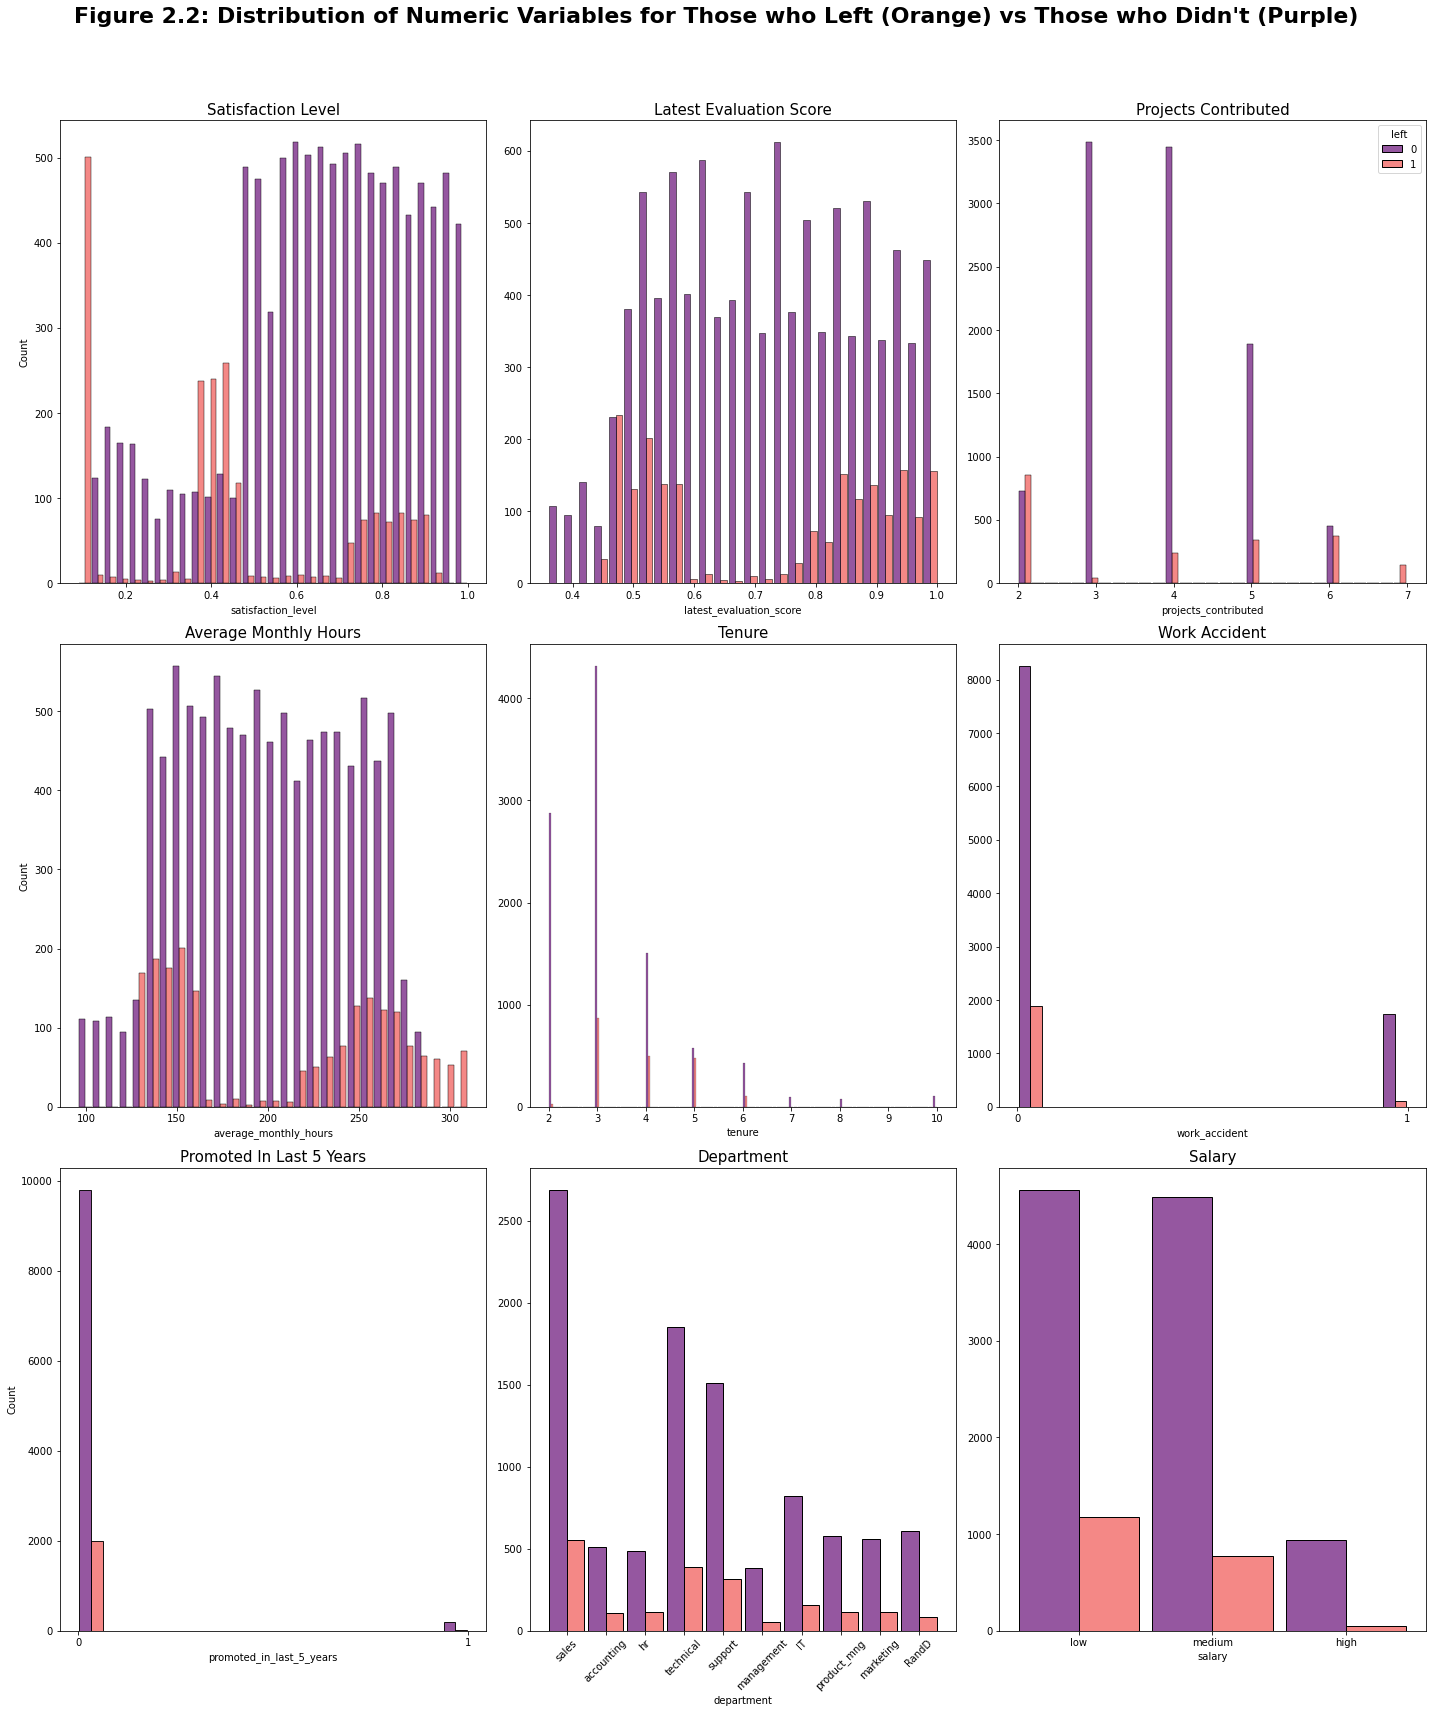
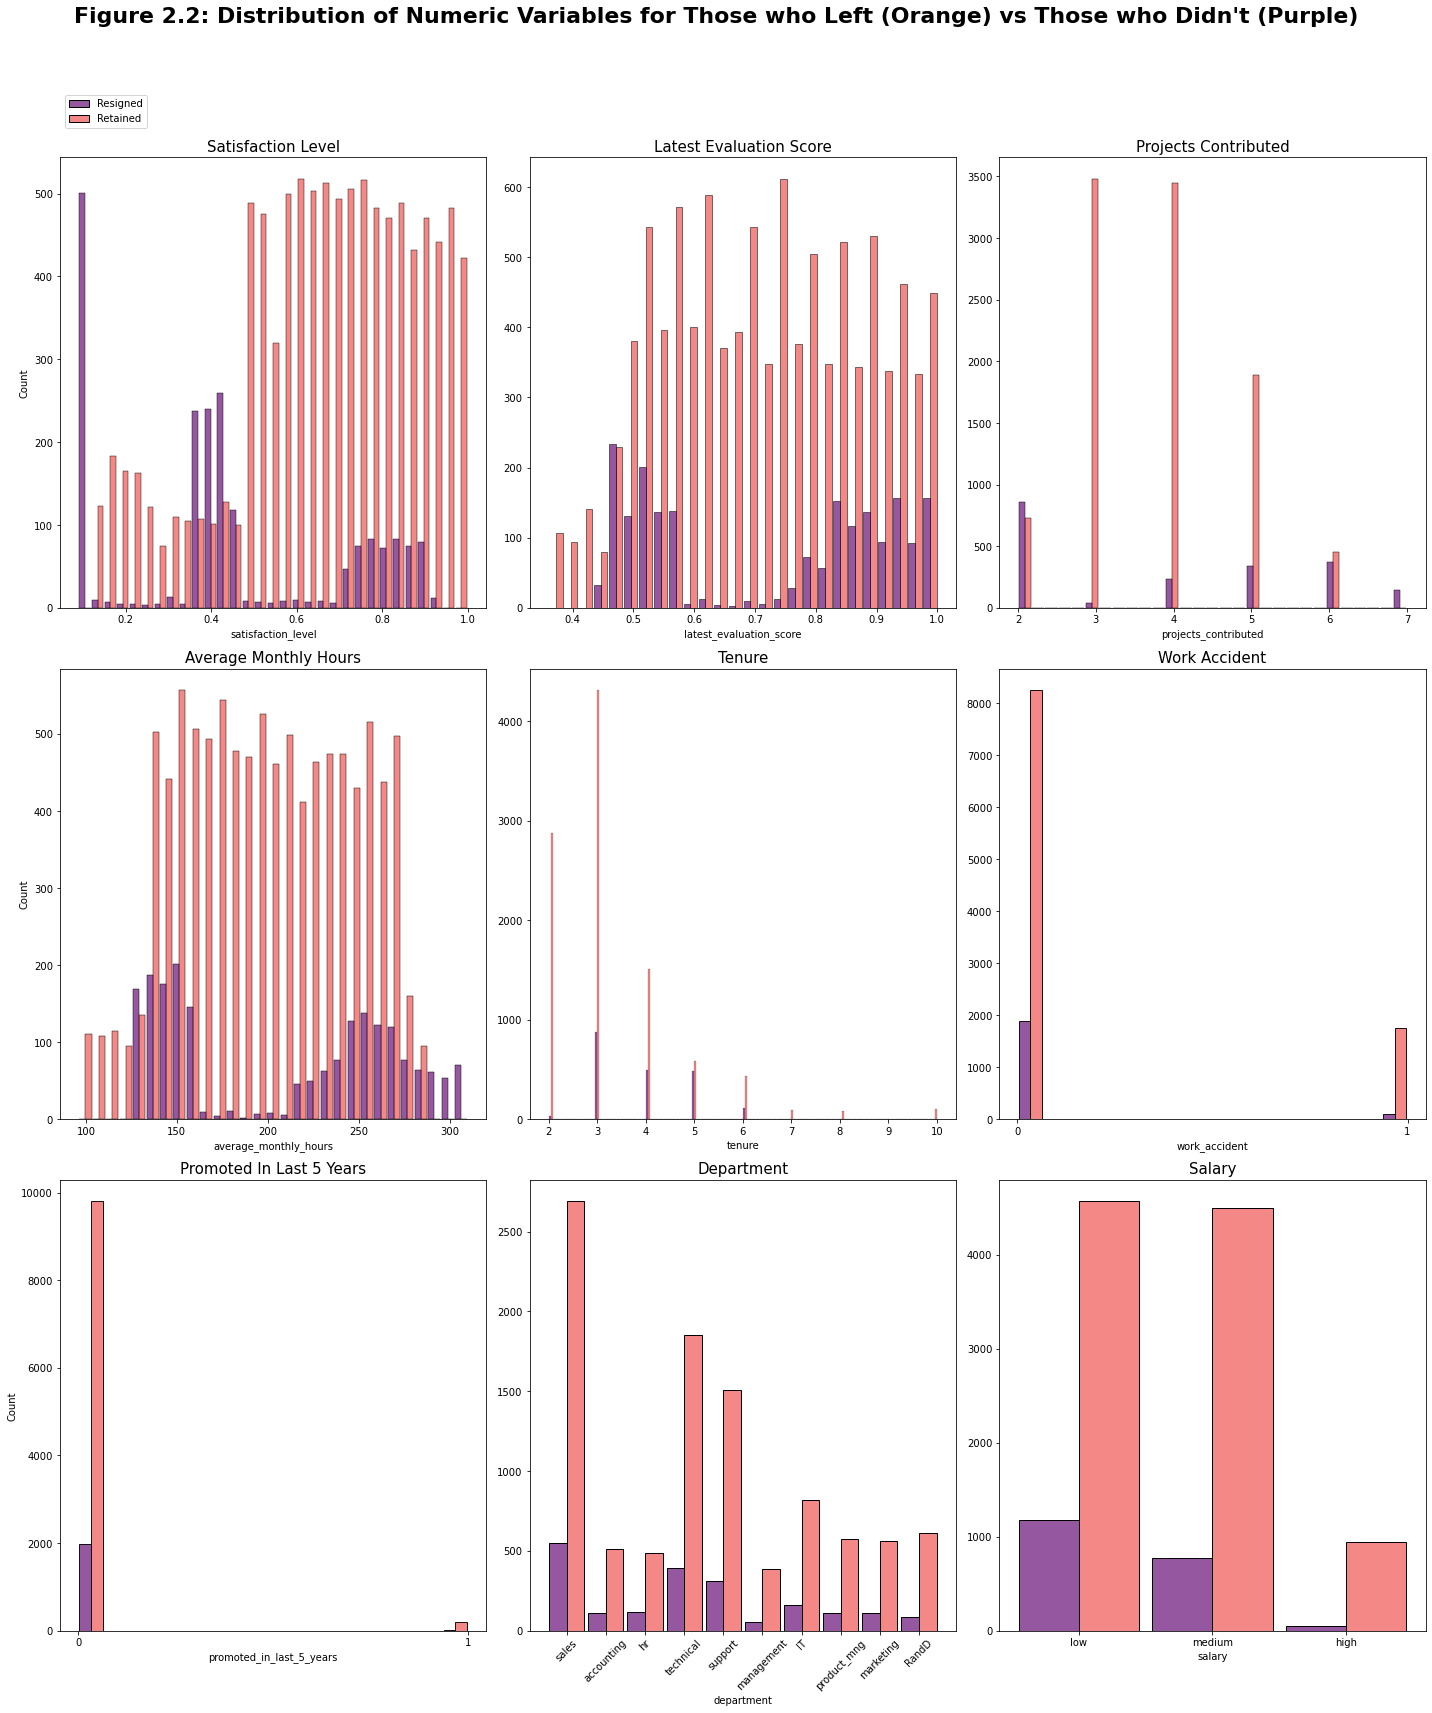
The change to this notebook cell's code, shown as a diff; its figure went from the first image to the second:
--- before
+++ after
@@ -4,7 +4,9 @@
 axes = axes.flatten()
 
+new_labels = {0: "Retained", 1: "Resigned"}
+
 a= 0
 for i in df.columns.drop("left"):
-    sns.histplot(x=df[str(i)], ax= axes[a],palette="magma", multiple='dodge',hue=df["left"],legend=(a == 2), shrink=0.9)
+    sns.histplot(x=df[str(i)], ax= axes[a],palette="magma", multiple='dodge',hue=df["left"].map(new_labels),legend=(a == 0), shrink=0.9)
     axes[a].set_ylabel("")
     axes[a].set_title(i.replace("_"," ").title(), fontsize=15)
@@ -17,4 +19,7 @@
 axes[6].set_xticks([0, 1])
 
+sns.move_legend(axes[0], "upper left", bbox_to_anchor=(0, 1.15)) # Moves it outside
+axes[0].get_legend().set_title("")
+
 for tick in axes[7].get_xticklabels():
     tick.set_rotation(45)

Commit: percentages update